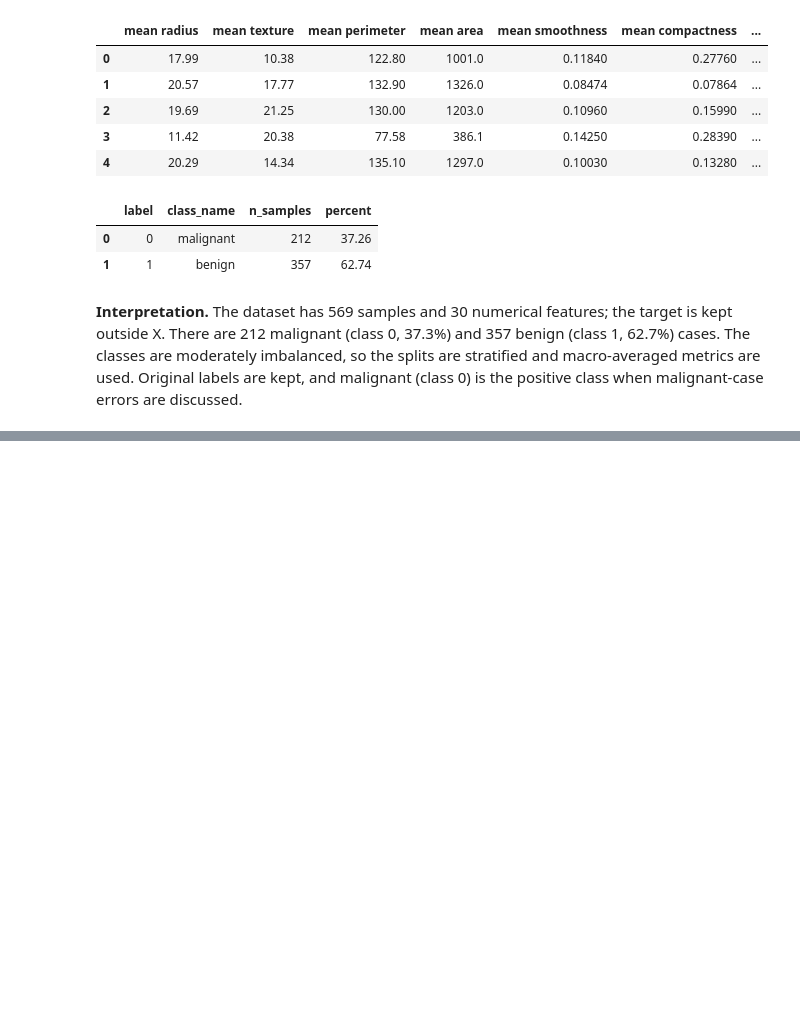
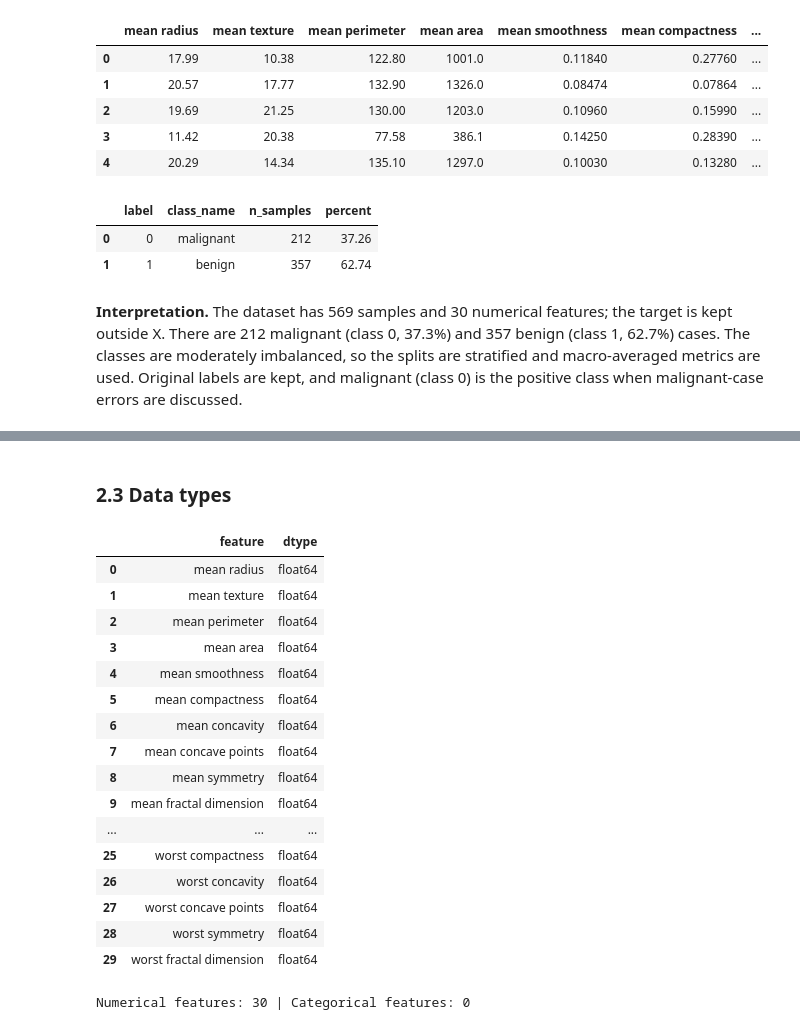
Before and after one commit to selenasurucu/machine-learning-midterm, a Jupyter notebook: breast_cancer.ipynb, the cells around one changed output, grey strips where cells are left out. Drawn from its saved outputs; the diff is of its cells as text; code cells hidden in the pictures; blank space fills up the shorter version.

```diff
--- a/breast_cancer.ipynb
+++ b/breast_cancer.ipynb
@@ -65,0 +121,25 @@ display(utils.class_table(y, class_names))
+# %% [markdown]
+### 2.3 Data types
+# %%
+display(utils.dtype_table(X))
+n_num = X.select_dtypes(include="number").shape[1]
+print("Numerical features:", n_num, "| Categorical features:", X.shape[1] - n_num)
+# %% [output]
+|  | feature | dtype |
+| 0 | mean radius | float64 |
+| 1 | mean texture | float64 |
+| 2 | mean perimeter | float64 |
+| 3 | mean area | float64 |
+| 4 | mean smoothness | float64 |
+| 5 | mean compactness | float64 |
+| 6 | mean concavity | float64 |
+| 7 | mean concave points | float64 |
+| 8 | mean symmetry | float64 |
+| 9 | mean fractal dimension | float64 |
+| ... | ... | ... |
+| 25 | worst compactness | float64 |
+| 26 | worst concavity | float64 |
+| 27 | worst concave points | float64 |
+| 28 | worst symmetry | float64 |
+| 29 | worst fractal dimension | float64 |
+Numerical features: 30 | Categorical features: 0
```
Also changed, not shown: parts of 5 cells of this notebook, 1 other file.
